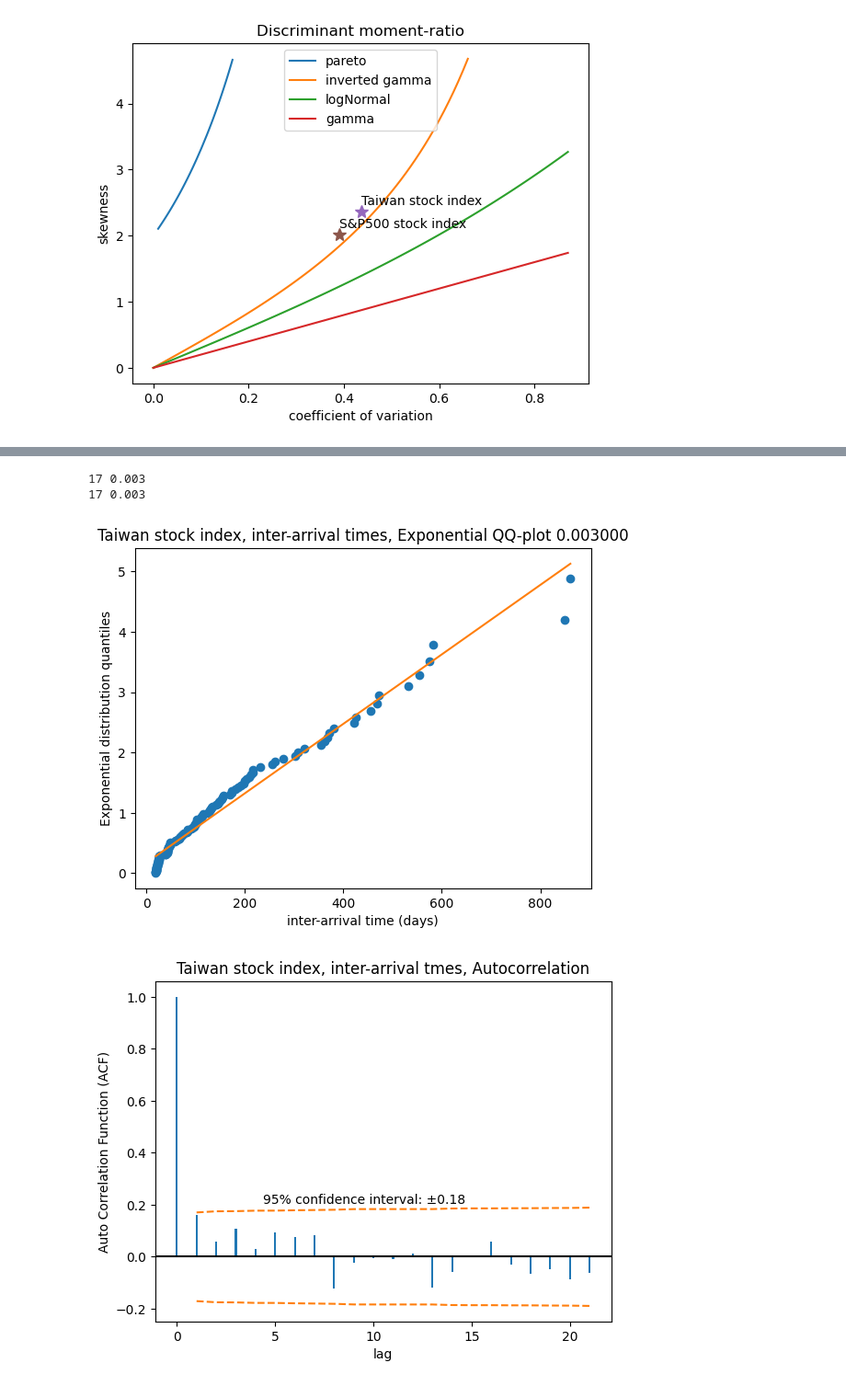
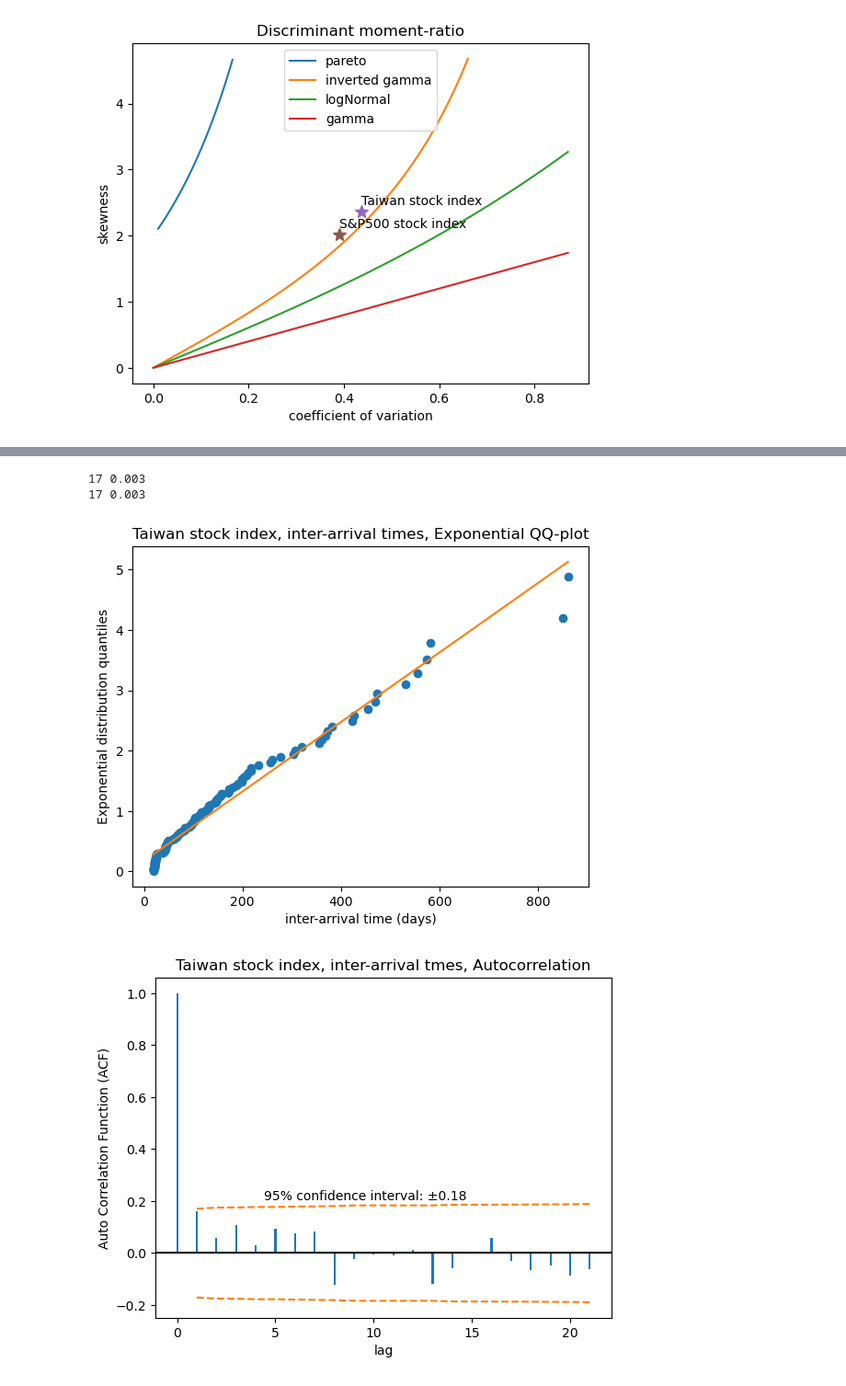
Before and after one commit to fumin/fumin.github.io, a Jupyter notebook: notes/statistics/taiex.ipynb, the cells around one changed output, grey strips where cells are left out. Shown at 92% size. Drawn from its saved outputs; the diff is of its cells as text; code cells hidden in the pictures.

```diff
--- a/notes/statistics/taiex.ipynb
+++ b/notes/statistics/taiex.ipynb
@@ -173,7 +173,7 @@ def ms_taiex_gaussian(lag):
 
 analysisLag = 17
 for lag in [analysisLag]:
-    for tailCutoff in [0.003]:
+    for tailCutoff in [0.005]:
         analysis = Analysis()
         analysis.name = "Taiwan stock index"
         analysis.fpath = "taiex.csv"
@@ -705,7 +718,7 @@ def analyzeArrivalTime(ass):
         ax.plot(rcs.days.to_numpy(), rcs.exponLin.to_numpy())
         #ax.legend()
         #ax.set_xscale("log")
-        ax.set_title("%s, inter-arrival times, Exponential QQ-plot %f"%(analysis.name, analysis.tailCutoff))
+        ax.set_title("%s, inter-arrival times, Exponential QQ-plot"%(analysis.name,))
         ax.set_xlabel("inter-arrival time (days)")
         ax.set_ylabel("Exponential distribution quantiles")
 
@@ -733,33 +746,33 @@ def analyzeArrivalTime(ass):
             itv = interval2[int(len(interval2)/2)]
             ax.text(len(acs2)/5, itv+0.02, ("%d%% confidence interval: ±%.2f"%(confidence, itv)))
             ax.set_title("%s, %s, Autocorrelation"%(analysis.name, q["name"]))
             ax.set_xlabel("lag")
             ax.set_ylabel("Auto Correlation Function (ACF)")
 
 
 ass = []
 lag = 17
-for tailCutoff in [0.003]: # np.arange(0.0005, 0.01, 0.0005):
+for tailCutoff in [0.003]:
     for isPositive in (False,):
         analysis = Analysis()
         analysis.name = "Taiwan stock index"
         analysis.fpath = "taiex.csv"
         analysis.lag = lag
         analysis.tailCutoff = tailCutoff
         analysis.positive = isPositive
         ass.append(analysis)
 
         analysis = Analysis()
         analysis.name = "S&P500 stock index"
         analysis.fpath = "sp500.csv"
         analysis.lag = lag
         analysis.tailCutoff = tailCutoff
         analysis.positive = isPositive
         ass.append(analysis)
 
 analyzeArrivalTime(ass)
 # %% [output]
 17 0.003
 17 0.003
-[figure, old version]
+[figure, new version]
-[figure, old version]
+[figure, new version]
```
Also changed, not shown: parts of 5 cells of this notebook, 18 other files.
